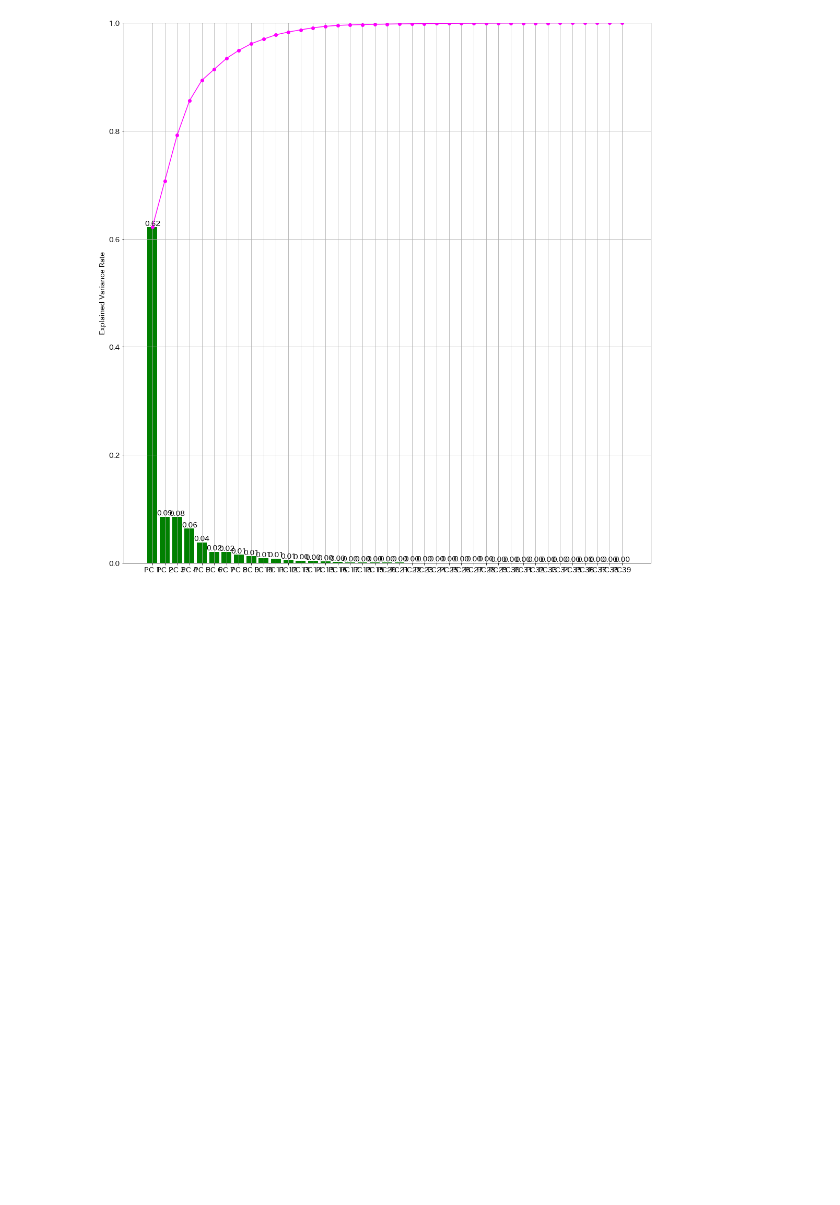
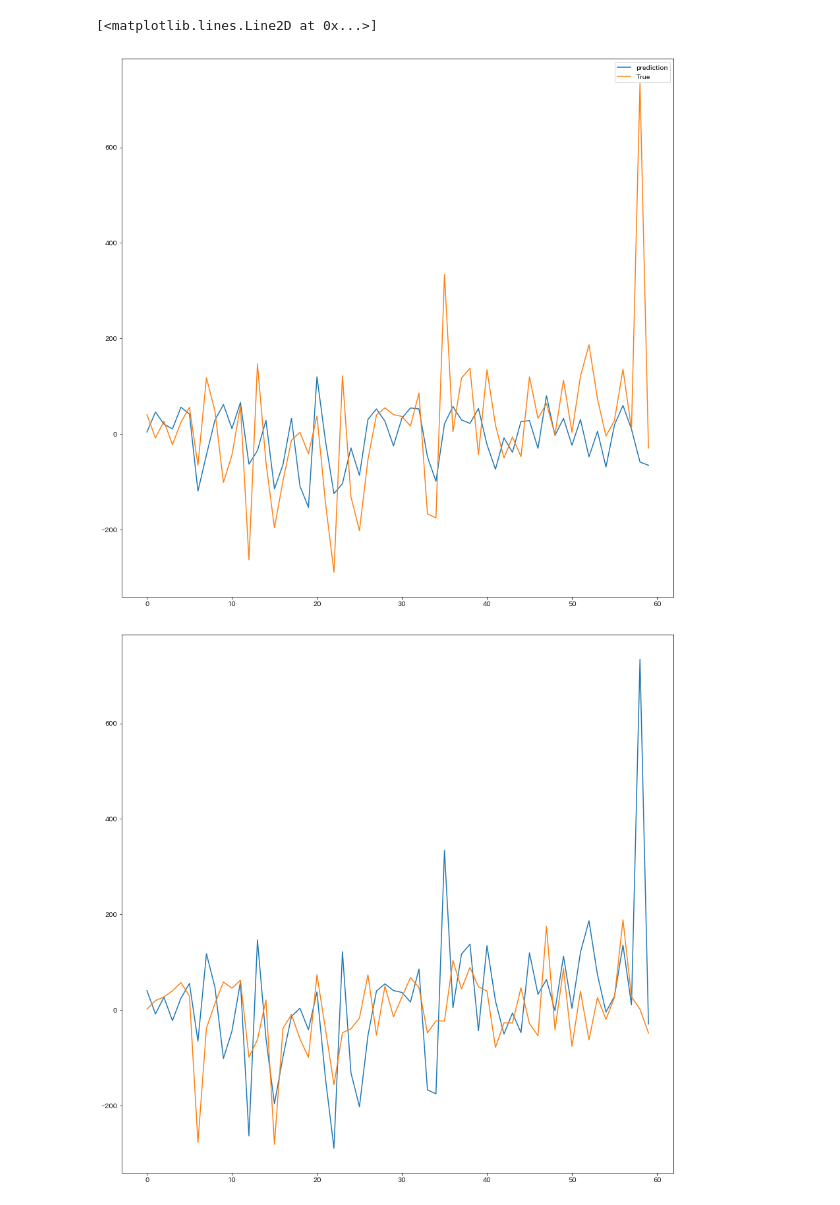
Before and after one commit to jshigaACS/stockPrice, a Jupyter notebook: Untitled2.ipynb, the cells around one changed output. Cells and saved outputs as stored; diff of their text form; code cells hidden in the pictures; blank space fills up the shorter version.

```diff
--- a/Untitled2.ipynb
+++ b/Untitled2.ipynb
@@ -141,7 +141,7 @@ y = train_df[y_val]
 model, probability, test_df, train_df, x_test, x_train = module.exe_ml(x, y)
 
 #実数と予測データの比較グラフ
-#compare_view(test_df)
+compare_view(test_df)
 
 #効果的なパラメータ描画
 #feature_imp = pd.Series(model.feature_importances_, index=x_val).sort_values(ascending=False)
@@ -150,9 +150,12 @@ model, probability, test_df, train_df, x_test, x_train = module.exe_ml(x, y)
 #正確性
 pred = test_df['y_test_pred']
 test = test_df['y_test']
-accuracy = module.accuracy(test,pred)
-print(accuracy)
-
+from sklearn.metrics import r2_score
+from sklearn.metrics import mean_squared_error
+#accuracy = module.accuracy(test,pred)
+#print(accuracy)
+print(r2_score(test,pred))
+print(mean_squared_error(test,pred))
 """
 4. パラメータ調整
     4-1: 標準化: StandardScaler
@@ -169,21 +172,35 @@ print(accuracy)
 """
 5. 主成分分析
     5-1: PCAにより寄与率の高い主成分のみを説明変数に使う
+    →第4第5主成分までで90％
+    5-2: 第4主成分までだけで学習
 """
 from sklearn.decomposition import PCA
+from sklearn.pipeline import Pipeline
 pca = PCA()
 feature = pca.fit_transform(x)
-#各主成分の累積寄与と説明分散
-x_ = ['PC%02s' %i for i in range(1, len(pca.explained_variance_ratio_)+1)]
-y = pca.explained_variance_ratio_
-cum_y = np.cumsum(y)
-plt.bar(x_,y, align="center", color="green")
-plt.plot(x_, cum_y, color="magenta", marker="o")
-for i, j in zip(x_,y):
-    plt.text(i,j,'%.2f' % j, ha='center', va='bottom', fontsize=14)
-plt.ylim([0,1])
-plt.ylabel('Explained Variance Rate', fontsize = 14)
-plt.tick_params(labelsize = 14)
-plt.tight_layout()
-plt.grid()
+from sklearn.ensemble import RandomForestRegressor, RandomForestClassifier
+from sklearn.svm import SVR
+from sklearn.preprocessing import StandardScaler
+
+model = SVR(kernel='rbf', C=1e3, gamma=0.001)
+
+pca_pipline = Pipeline(
+    [
+        ('decomposition', PCA(n_components=5)),
+        ('sc', StandardScaler()),
+        ('model',RandomForestRegressor(n_estimators=1000))
+        #('model', model)
+    ]
+)
+plt.figure()
+pca_pipline.fit(x_train,train_df['y_train'])
+y_pred_pi = pca_pipline.predict(x_test)
+#print(pca_pipline.score(x_train,train_df['y_train']))
+accuracy = module.accuracy(test_df['y_test'],y_pred_pi)
+#print(accuracy)
+print(r2_score(test_df['y_test'],y_pred_pi))
+print(mean_squared_error(test_df['y_test'],y_pred_pi))
+plt.plot(test_df['y_test'])
+plt.plot(y_pred_pi)
 # %% [output]
@@ -191 +211,3 @@ plt.grid()
+[<matplotlib.lines.Line2D at 0x...>]
-[figure, old version]
+[figure, new version]
+[figure, added]
```
Also changed, not shown: parts of 1 cell of this notebook, 2 other files.
